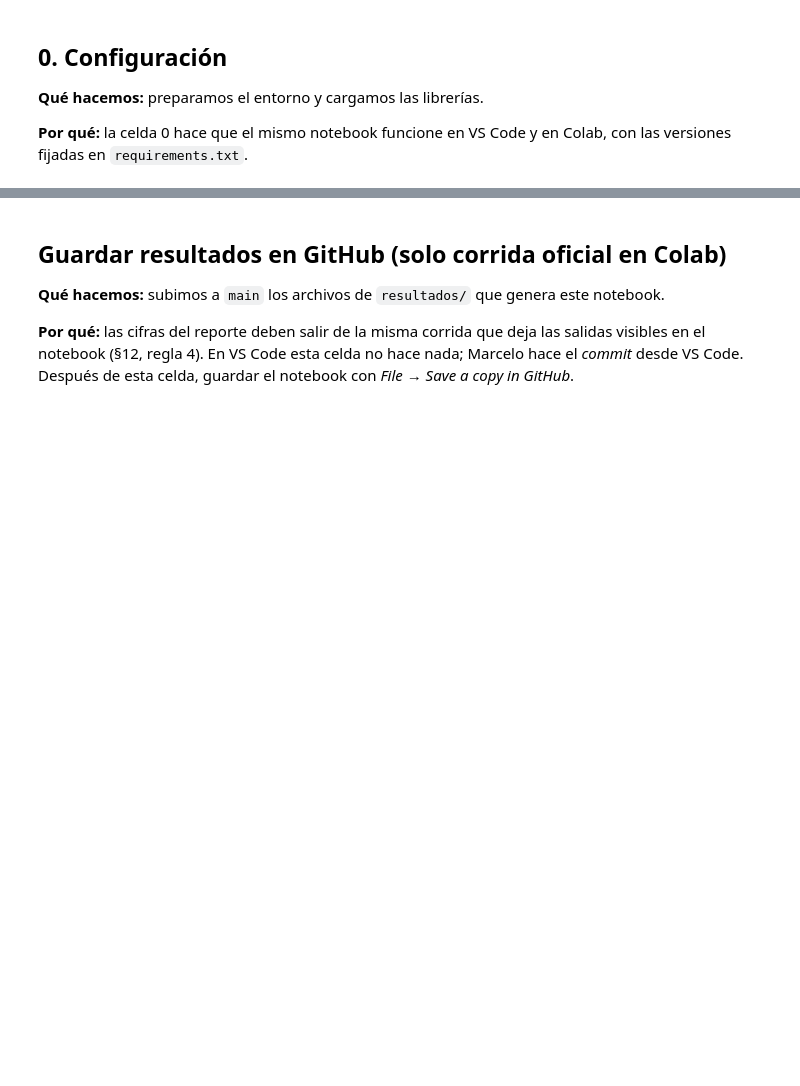
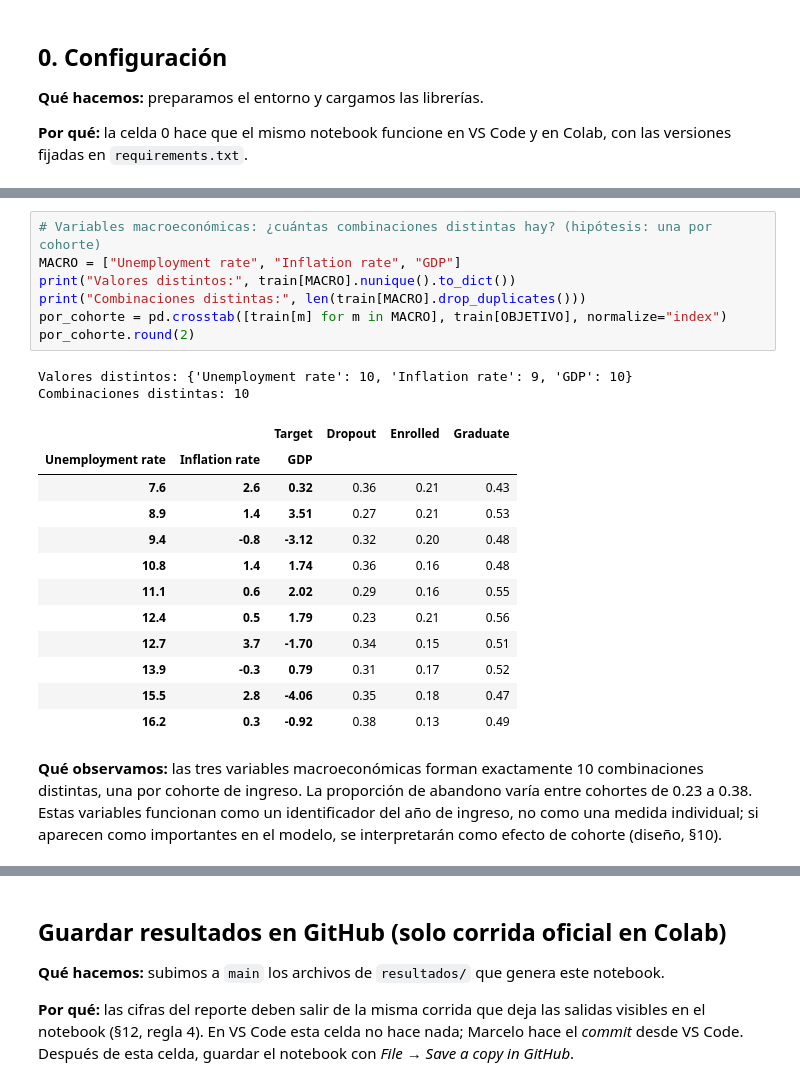
Before and after one commit to MCuetoV/proyecto-ml-2026-2, a Jupyter notebook: notebooks/01_estudiantes_exploracion.ipynb, the cells around one changed output, grey strips where cells are left out. Cells and saved outputs as stored; diff of their text form; blank space fills up the shorter version.

```diff
--- a/notebooks/01_estudiantes_exploracion.ipynb
+++ b/notebooks/01_estudiantes_exploracion.ipynb
@@ -138,0 +252,24 @@ proporciones.round(3)
+# %%
+# Variables macroeconómicas: ¿cuántas combinaciones distintas hay? (hipótesis: una por cohorte)
+MACRO = ["Unemployment rate", "Inflation rate", "GDP"]
+print("Valores distintos:", train[MACRO].nunique().to_dict())
+print("Combinaciones distintas:", len(train[MACRO].drop_duplicates()))
+por_cohorte = pd.crosstab([train[m] for m in MACRO], train[OBJETIVO], normalize="index")
+por_cohorte.round(2)
+# %% [output]
+Valores distintos: {'Unemployment rate': 10, 'Inflation rate': 9, 'GDP': 10}
+Combinaciones distintas: 10
+|  |  | Target | Dropout | Enrolled | Graduate |
+| Unemployment rate | Inflation rate | GDP |  |  |  |
+| 7.6 | 2.6 | 0.32 | 0.36 | 0.21 | 0.43 |
+| 8.9 | 1.4 | 3.51 | 0.27 | 0.21 | 0.53 |
+| 9.4 | -0.8 | -3.12 | 0.32 | 0.20 | 0.48 |
+| 10.8 | 1.4 | 1.74 | 0.36 | 0.16 | 0.48 |
+| 11.1 | 0.6 | 2.02 | 0.29 | 0.16 | 0.55 |
+| 12.4 | 0.5 | 1.79 | 0.23 | 0.21 | 0.56 |
+| 12.7 | 3.7 | -1.70 | 0.34 | 0.15 | 0.51 |
+| 13.9 | -0.3 | 0.79 | 0.31 | 0.17 | 0.52 |
+| 15.5 | 2.8 | -4.06 | 0.35 | 0.18 | 0.47 |
+| 16.2 | 0.3 | -0.92 | 0.38 | 0.13 | 0.49 |
+# %% [markdown]
+**Qué observamos:** las tres variables macroeconómicas forman exactamente 10 combinaciones distintas, una por cohorte de ingreso. La proporción de abandono varía entre cohortes de 0.23 a 0.38. Estas variables funcionan como un identificador del año de ingreso, no como una medida individual; si aparecen como importantes en el modelo, se interpretarán como efecto de cohorte (diseño, §10).
```
Also changed, not shown: parts of 60 cells of this notebook.
